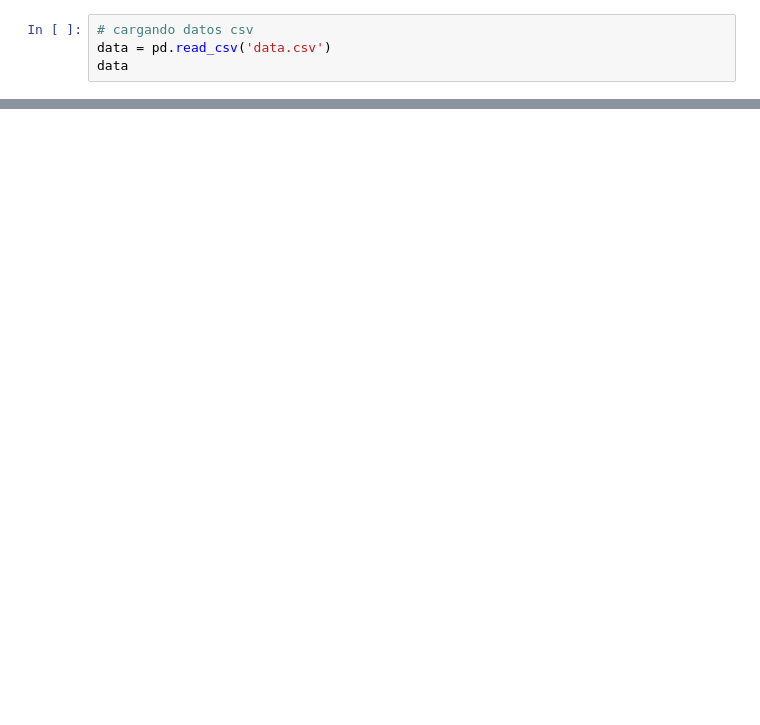
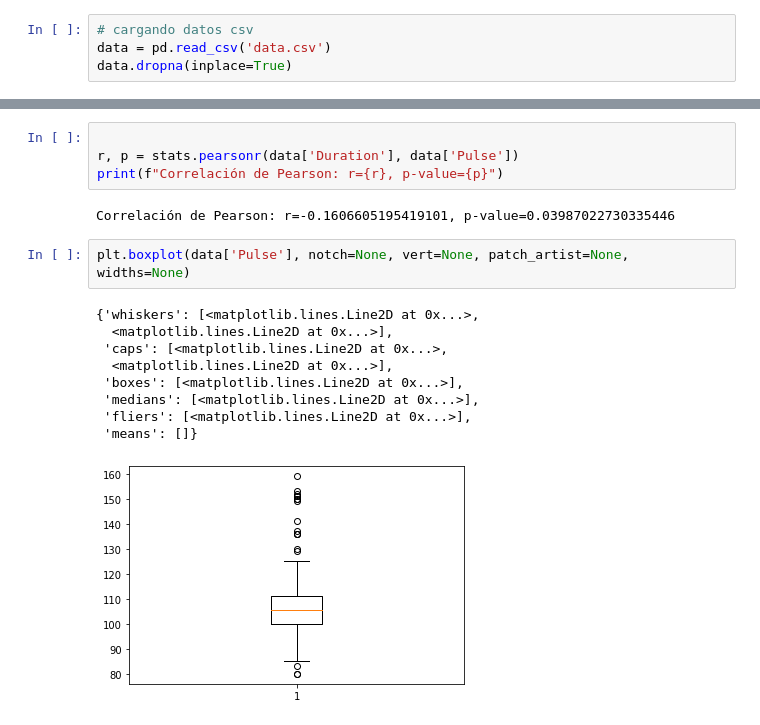
Before and after one commit to amarufd/curso-herramientas-analisis-2022, a Jupyter notebook: PythonNotebook/Herraminetas_Analisis_plus.ipynb, the cells around one changed output, grey strips where cells are left out. Drawn from its saved outputs; the diff is of its cells as text; blank space fills up the shorter version.

```diff
--- a/PythonNotebook/Herraminetas_Analisis_plus.ipynb
+++ b/PythonNotebook/Herraminetas_Analisis_plus.ipynb
@@ -5,4 +9,4 @@ import pandas as pd
 # %%
 # cargando datos csv
 data = pd.read_csv('data.csv')
-data
+data.dropna(inplace=True)
@@ -10,0 +38,18 @@ FileNotFoundError: [Errno 2] No such file or directory: 'data.csv'
+# %%
+
+r, p = stats.pearsonr(data['Duration'], data['Pulse'])
+print(f"Correlación de Pearson: r={r}, p-value={p}")
+# %% [output]
+Correlación de Pearson: r=-0.1606605195419101, p-value=0.03987022730335446
+# %%
+plt.boxplot(data['Pulse'], notch=None, vert=None, patch_artist=None, widths=None)
+# %% [output]
+{'whiskers': [<matplotlib.lines.Line2D at 0x...>,
+  <matplotlib.lines.Line2D at 0x...>],
+ 'caps': [<matplotlib.lines.Line2D at 0x...>,
+  <matplotlib.lines.Line2D at 0x...>],
+ 'boxes': [<matplotlib.lines.Line2D at 0x...>],
+ 'medians': [<matplotlib.lines.Line2D at 0x...>],
+ 'fliers': [<matplotlib.lines.Line2D at 0x...>],
+ 'means': []}
+[figure, added]
```
Also changed, not shown: parts of 14 cells of this notebook.
